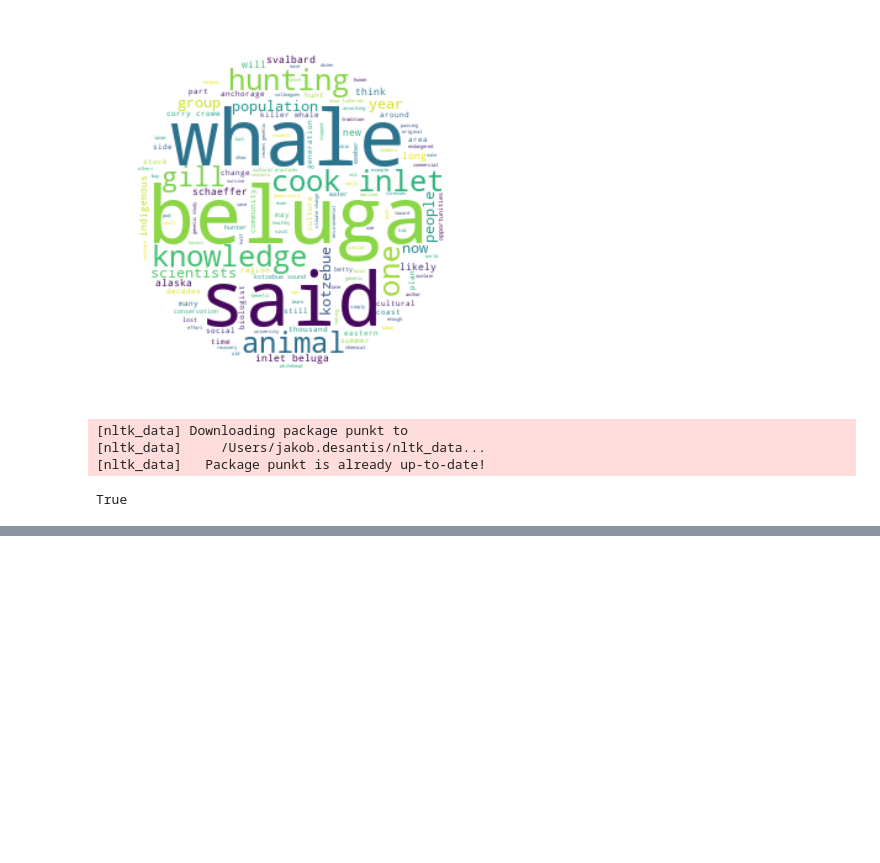
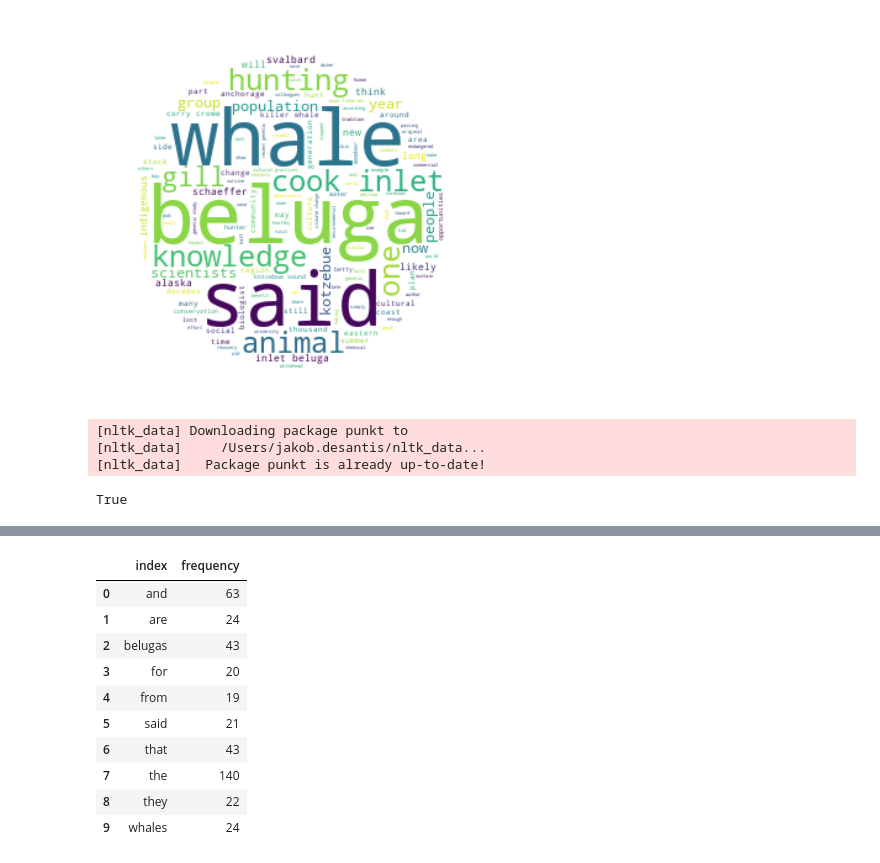
Before and after one commit to jakobdesantis/homework-1, a Jupyter notebook: notebooks/03-textmining.ipynb, the cells around one changed output, grey strips where cells are left out. Drawn from its saved outputs; the diff is of its cells as text; code cells hidden in the pictures; blank space fills up the shorter version.

```diff
--- a/notebooks/03-textmining.ipynb
+++ b/notebooks/03-textmining.ipynb
@@ -129,3 +129,8 @@ True
 # %%
 from nltk.tokenize import word_tokenize
 from nltk.probability import FreqDist
+# %%
+words_tokens = nltk.word_tokenize(all_words_articletext)
+# %%
+fd = FreqDist(words_tokens)
+fd
@@ -131,0 +149,4 @@ from nltk.probability import FreqDist
+# %%
+top_10 = fd.most_common(10)
+
+top_10
@@ -131,0 +164,4 @@ from nltk.probability import FreqDist
+# %%
+df_frequence = pd.DataFrame({"frequency": dict(top_10)})
+
+df_frequence
@@ -131,0 +180,16 @@ from nltk.probability import FreqDist
+# %%
+df_frequence.reset_index(inplace=True)
+
+df_frequence
+# %% [output]
+|  | index | frequency |
+| 0 | and | 63 |
+| 1 | are | 24 |
+| 2 | belugas | 43 |
+| 3 | for | 20 |
+| 4 | from | 19 |
+| 5 | said | 21 |
+| 6 | that | 43 |
+| 7 | the | 140 |
+| 8 | they | 22 |
+| 9 | whales | 24 |
```
Also changed, not shown: parts of 5 cells of this notebook.
